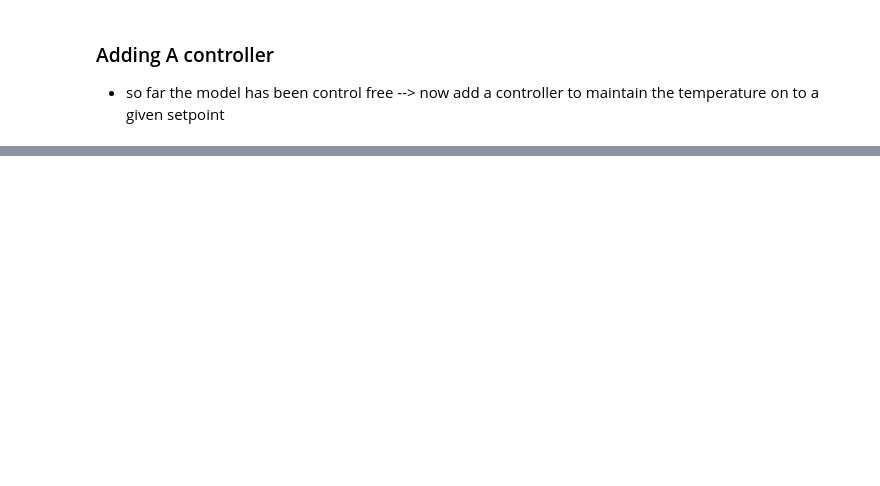
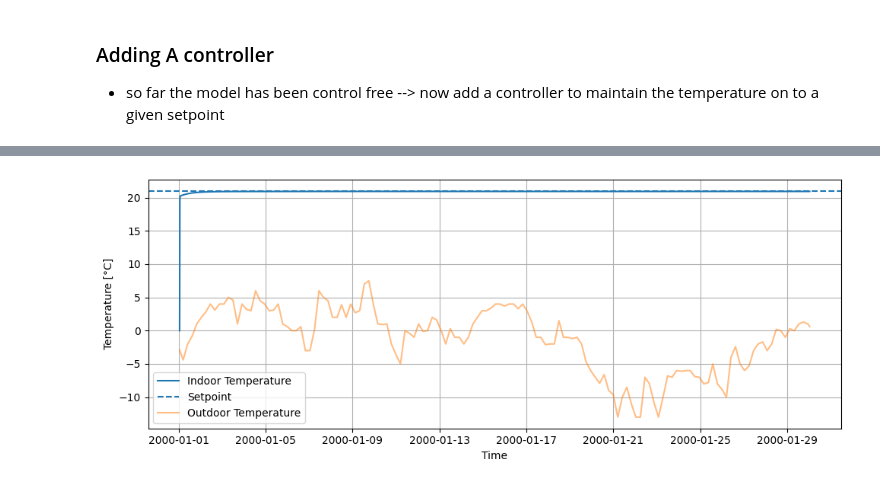
Before and after one commit to bethagle/-dm4bem_bethagle, a Jupyter notebook: experiment.ipynb, the cells around one changed output, grey strips where cells are left out. Cells and saved outputs as stored; diff of their text form; code cells hidden in the pictures; blank space fills up the shorter version.

```diff
--- a/experiment.ipynb
+++ b/experiment.ipynb
@@ -488,20 +707,0 @@ ValueError: matmul: Input operand 1 has a mismatch in its core dimension 0, with
-# %%
-I_term = 0
-e_prev = 0
-for k in range(met.shape[0] - 1):
-    T_in = float(θ_exp[:, k][-1])
-
-    e = T_setpoint - T_in
-
-    I_term += (dt / T_i) * e
-    D_term  = (T_d / dt) * (e - e_prev)
-
-    control_ut = Kp * (I_term + D_term + e)
-    #print(control_ut)
-
-    u[hvac_idx, k+1] = control_ut
-
-
-    θ_exp[:, k + 1] = (np.eye(As.shape[0]) + dt * As) @ θ_exp[:, k] + dt * Bs @ u[:, k]
-
-    e_prev = e
@@ -540,0 +708,66 @@ plt.show()
+# %%
+# --- system matrices already computed ---
+# f[-1] = 1  # activate auxiliary flow source for control
+# [As, Bs, Cs, Ds] = tc2ss(A=A, G=G, C=C, b=b, f=f, y=y)
+# As.shape, Bs.shape, Cs.shape, Ds.shape -> (5, 5), (5, 7), (1, 5), (1, 7)
+
+T_setpoint = 21.0
+Kp = 1e3  # large gain -> "almost perfect" controller
+
+# --- inputs: weather + solar ---
+met = df[['temp_air']]  # outdoor temperature [°C]
+
+solar_rad_wall = np.vstack([Q_abs_1.values, Q_abs_2.values])  # (2, N)
+air_temp = np.vstack([met.values.T] * 4)                      # (4, N)
+
+# stack temperature sources and solar gains
+u = np.vstack([air_temp, solar_rad_wall])                     # (6, N)
+
+# add 1 extra row for HVAC control input (aux flow source)
+u = np.vstack([u, np.zeros((1, met.shape[0]), dtype=float)])  # (7, N)
+hvac_idx = u.shape[0] - 1
+
+# --- simulation setup ---
+n_steps = met.shape[0]
+n_states = As.shape[0]
+
+θ_exp = np.zeros((n_states, n_steps), dtype=float)
+I = np.eye(n_states)
+
+# choose time step (seconds) – must be consistent with your discretization
+dt = 30.0
+
+# explicit Euler matrices
+Ad = I + dt * As
+Bd = dt * Bs
+
+# --- simulation loop with proportional controller ---
+for k in range(n_steps - 1):
+    # current indoor temperature (last state component)
+    T_in = θ_exp[-1, k]
+
+    # simple P-controller: heat only when below setpoint
+    if T_in < T_setpoint:
+        u[hvac_idx, k] = Kp * (T_setpoint - T_in)
+    else:
+        u[hvac_idx, k] = 0.0
+
+    # state update
+    θ_exp[:, k + 1] = Ad @ θ_exp[:, k] + Bd @ u[:, k]
+
+# compute output (indoor temperature) from states and inputs
+y_out = Cs @ θ_exp + Ds @ u  # shape: (1, N)
+
+# --- plots ---
+plt.figure(figsize=(10, 4))
+plt.plot(met.index, y_out.T, label="Indoor Temperature")
+plt.axhline(T_setpoint, linestyle='--', label="Setpoint")
+plt.plot(met.index, met.values, label="Outdoor Temperature", alpha=0.5)
+plt.legend()
+plt.xlabel("Time")
+plt.ylabel("Temperature [°C]")
+plt.grid(True)
+plt.tight_layout()
+plt.show()
+# %% [output]
+[figure, added]
```
Also changed, not shown: parts of 102 cells of this notebook, 1 other file.
